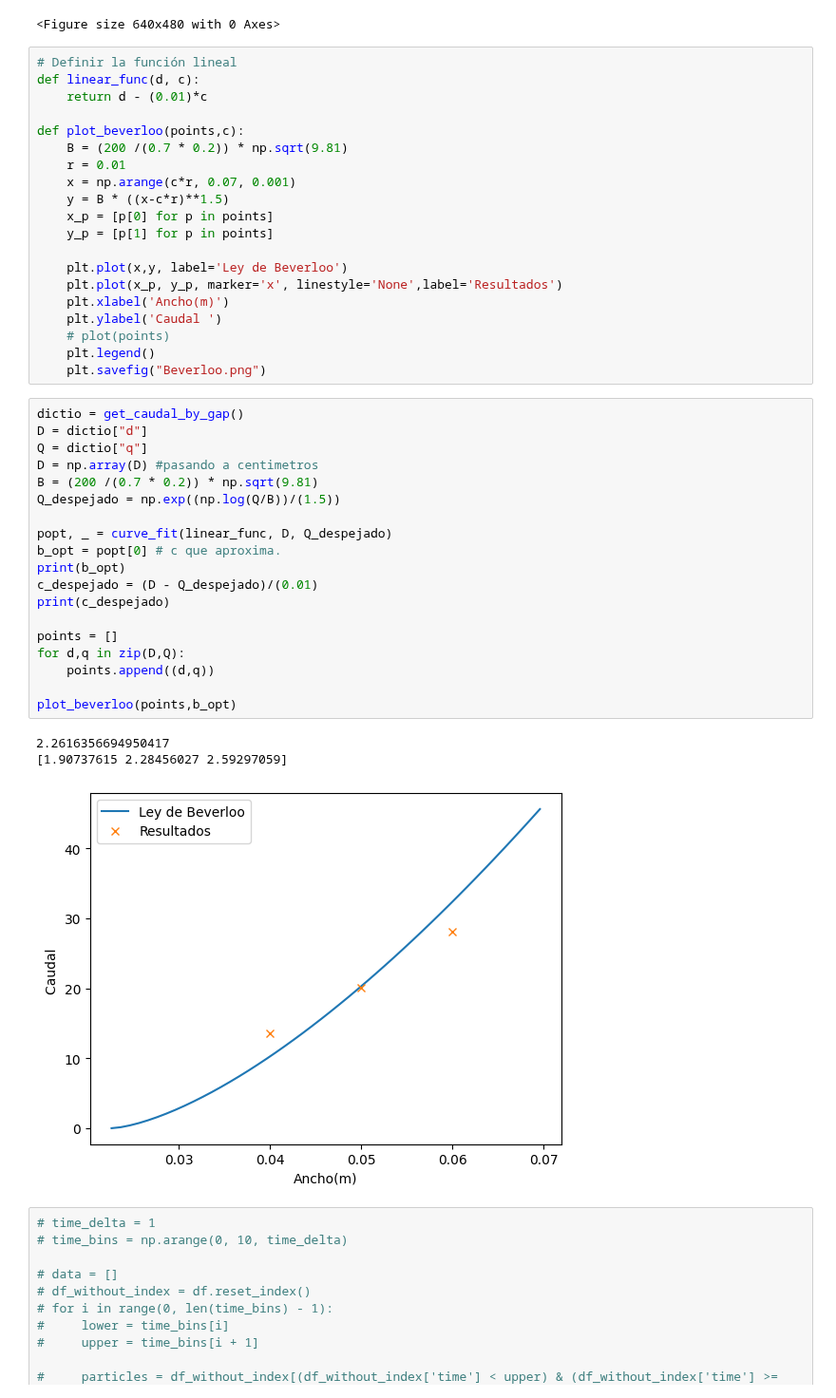
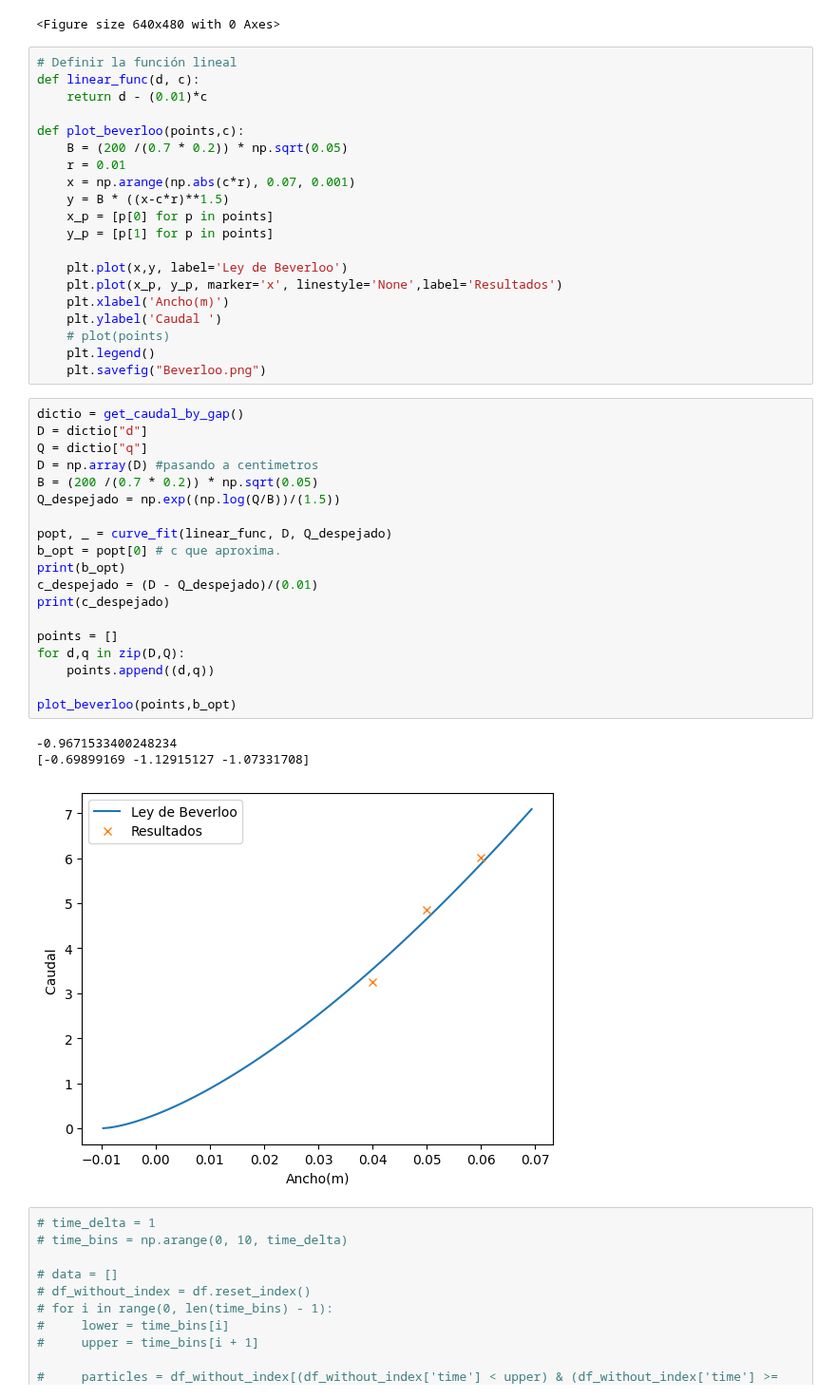
Before and after one commit to shadad00/Simulacion-de-sistemas, a Jupyter notebook: notebooks/TP5.ipynb, the cells around one changed output. Shown at 95% size. Saved outputs shown, nothing was run; the diff lists cells and outputs as text.

```diff
--- a/notebooks/TP5.ipynb
+++ b/notebooks/TP5.ipynb
@@ -154,9 +156,9 @@ def linear_func(d, c):
     return d - (0.01)*c
 
 def plot_beverloo(points,c):
-    B = (200 /(0.7 * 0.2)) * np.sqrt(9.81)
+    B = (200 /(0.7 * 0.2)) * np.sqrt(0.05)
     r = 0.01
-    x = np.arange(c*r, 0.07, 0.001)
+    x = np.arange(np.abs(c*r), 0.07, 0.001)
     y = B * ((x-c*r)**1.5)
     x_p = [p[0] for p in points]
     y_p = [p[1] for p in points]
@@ -171,26 +173,26 @@ def plot_beverloo(points,c):
 # %%
 dictio = get_caudal_by_gap()
 D = dictio["d"]
 Q = dictio["q"]
 D = np.array(D) #pasando a centimetros
-B = (200 /(0.7 * 0.2)) * np.sqrt(9.81)
+B = (200 /(0.7 * 0.2)) * np.sqrt(0.05)
 Q_despejado = np.exp((np.log(Q/B))/(1.5))
 
 popt, _ = curve_fit(linear_func, D, Q_despejado)
 b_opt = popt[0] # c que aproxima.
 print(b_opt)
 c_despejado = (D - Q_despejado)/(0.01)
 print(c_despejado)
 
 points = []
 for d,q in zip(D,Q):
     points.append((d,q))
 
 plot_beverloo(points,b_opt)
 # %% [output]
-2.2616356694950417
-[1.90737615 2.28456027 2.59297059]
+-0.9671533400248234
+[-0.69899169 -1.12915127 -1.07331708]
-[figure, old version]
+[figure, new version]
 # %%
 # time_delta = 1
 # time_bins = np.arange(0, 10, time_delta)
```
Also changed, not shown: parts of 1 cell of this notebook, 5 other files.
